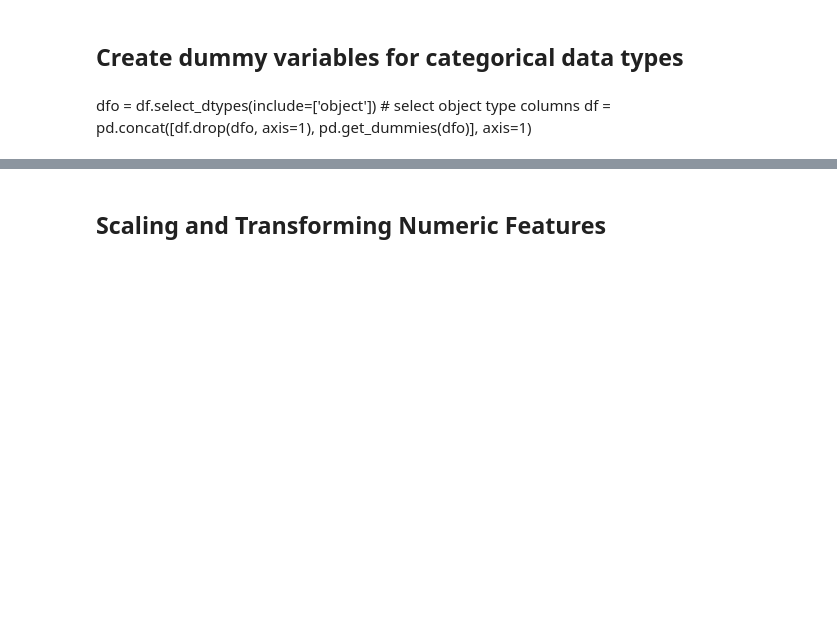
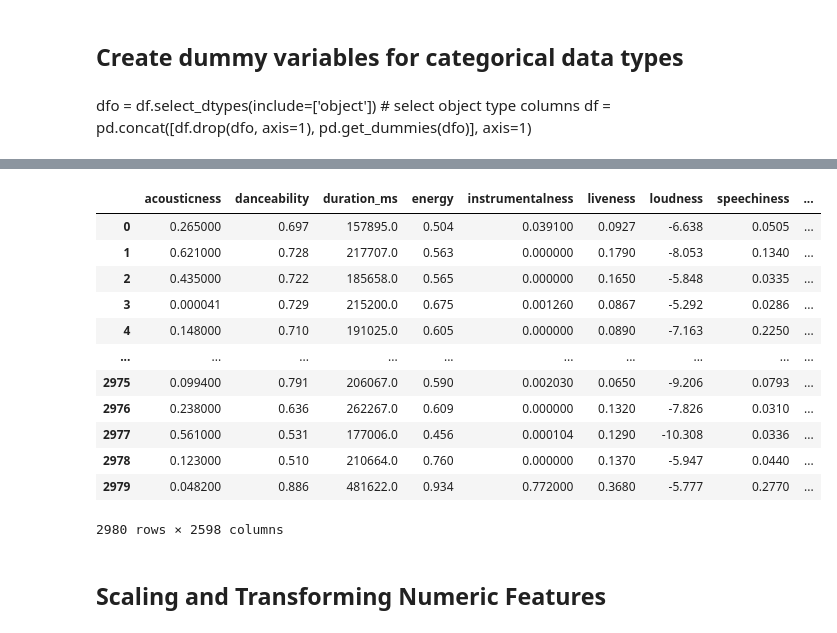
Before and after one commit to topgreg/Music-Popularity-Capstone-Repo, a Jupyter notebook: Notebooks/Main - Music Popularity Capstone - Pre-processing and Training Data Development.ipynb, the cells around one changed output, grey strips where cells are left out. Drawn from its saved outputs; the diff is of its cells as text; code cells hidden in the pictures; blank space fills up the shorter version.

```diff
--- a/Notebooks/Main - Music Popularity Capstone - Pre-processing and Training Data Development.ipynb
+++ b/Notebooks/Main - Music Popularity Capstone - Pre-processing and Training Data Development.ipynb
@@ -182,0 +244,16 @@ df.head()
+# %%
+X_train
+# %% [output]
+|  | acousticness | danceability | duration_ms | energy | instrumentalness | liveness | loudness | speechiness | ... |
+| 0 | 0.265000 | 0.697 | 157895.0 | 0.504 | 0.039100 | 0.0927 | -6.638 | 0.0505 | ... |
+| 1 | 0.621000 | 0.728 | 217707.0 | 0.563 | 0.000000 | 0.1790 | -8.053 | 0.1340 | ... |
+| 2 | 0.435000 | 0.722 | 185658.0 | 0.565 | 0.000000 | 0.1650 | -5.848 | 0.0335 | ... |
+| 3 | 0.000041 | 0.729 | 215200.0 | 0.675 | 0.001260 | 0.0867 | -5.292 | 0.0286 | ... |
+| 4 | 0.148000 | 0.710 | 191025.0 | 0.605 | 0.000000 | 0.0890 | -7.163 | 0.2250 | ... |
+| ... | ... | ... | ... | ... | ... | ... | ... | ... | ... |
+| 2975 | 0.099400 | 0.791 | 206067.0 | 0.590 | 0.002030 | 0.0650 | -9.206 | 0.0793 | ... |
+| 2976 | 0.238000 | 0.636 | 262267.0 | 0.609 | 0.000000 | 0.1320 | -7.826 | 0.0310 | ... |
+| 2977 | 0.561000 | 0.531 | 177006.0 | 0.456 | 0.000104 | 0.1290 | -10.308 | 0.0336 | ... |
+| 2978 | 0.123000 | 0.510 | 210664.0 | 0.760 | 0.000000 | 0.1370 | -5.947 | 0.0440 | ... |
+| 2979 | 0.048200 | 0.886 | 481622.0 | 0.934 | 0.772000 | 0.3680 | -5.777 | 0.2770 | ... |
+2980 rows × 2598 columns
```
Also changed, not shown: parts of 70 cells of this notebook.
